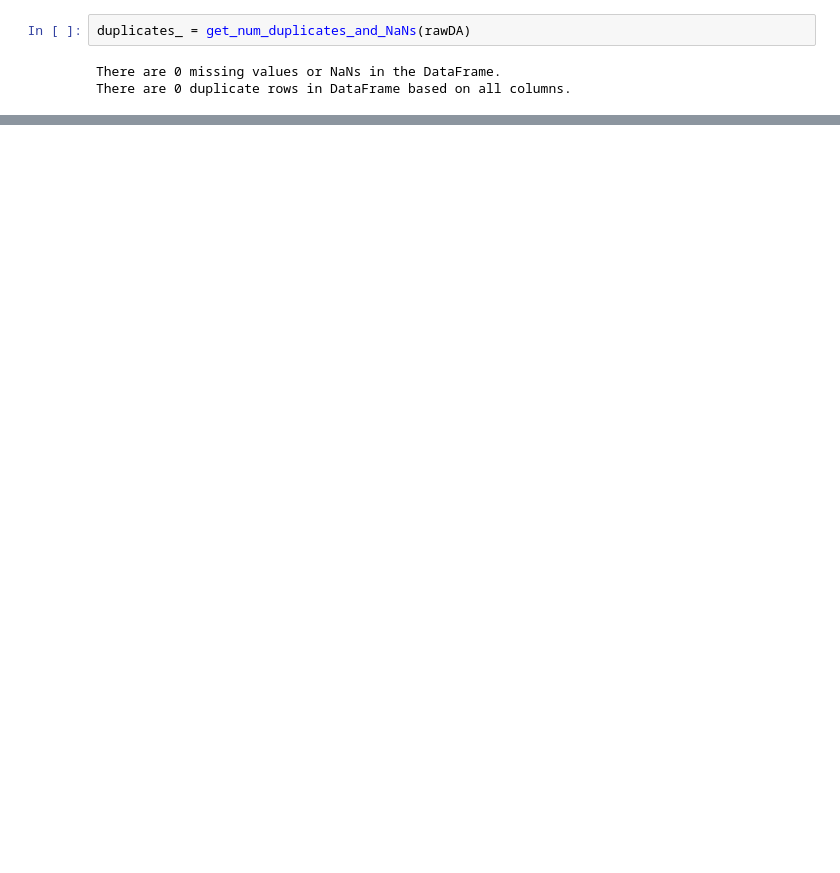
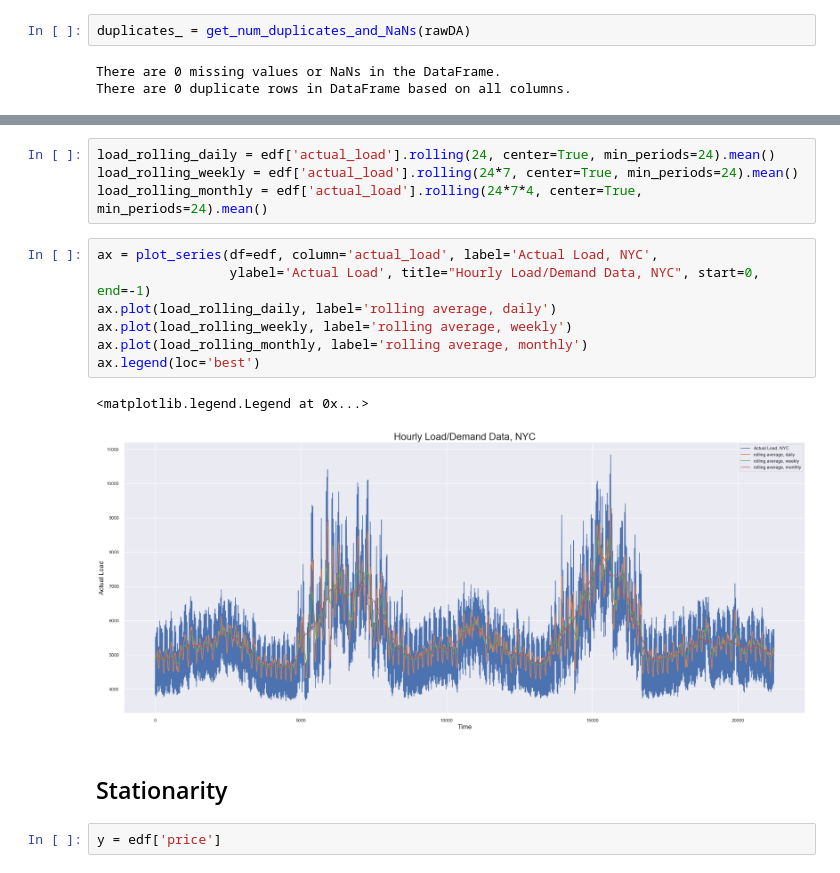
Before and after one commit to nikisil/ExecutiveHour, a Jupyter notebook: rouz/src/dat_set_3_explore.ipynb, the cells around one changed output, grey strips where cells are left out. Cells and saved outputs as stored; diff of their text form; blank space fills up the shorter version.

```diff
--- a/rouz/src/dat_set_3_explore.ipynb
+++ b/rouz/src/dat_set_3_explore.ipynb
@@ -184,0 +527,18 @@ memory usage: 615.8 KB
+# %%
+load_rolling_daily = edf['actual_load'].rolling(24, center=True, min_periods=24).mean()
+load_rolling_weekly = edf['actual_load'].rolling(24*7, center=True, min_periods=24).mean()
+load_rolling_monthly = edf['actual_load'].rolling(24*7*4, center=True, min_periods=24).mean()
+# %%
+ax = plot_series(df=edf, column='actual_load', label='Actual Load, NYC',
+                 ylabel='Actual Load', title="Hourly Load/Demand Data, NYC", start=0, end=-1)
+ax.plot(load_rolling_daily, label='rolling average, daily')
+ax.plot(load_rolling_weekly, label='rolling average, weekly')
+ax.plot(load_rolling_monthly, label='rolling average, monthly')
+ax.legend(loc='best')
+# %% [output]
+<matplotlib.legend.Legend at 0x...>
+[figure, added]
+# %% [markdown]
+## Stationarity
+# %%
+y = edf['price']
```
Also changed, not shown: parts of 99 cells of this notebook, 1 other file.
